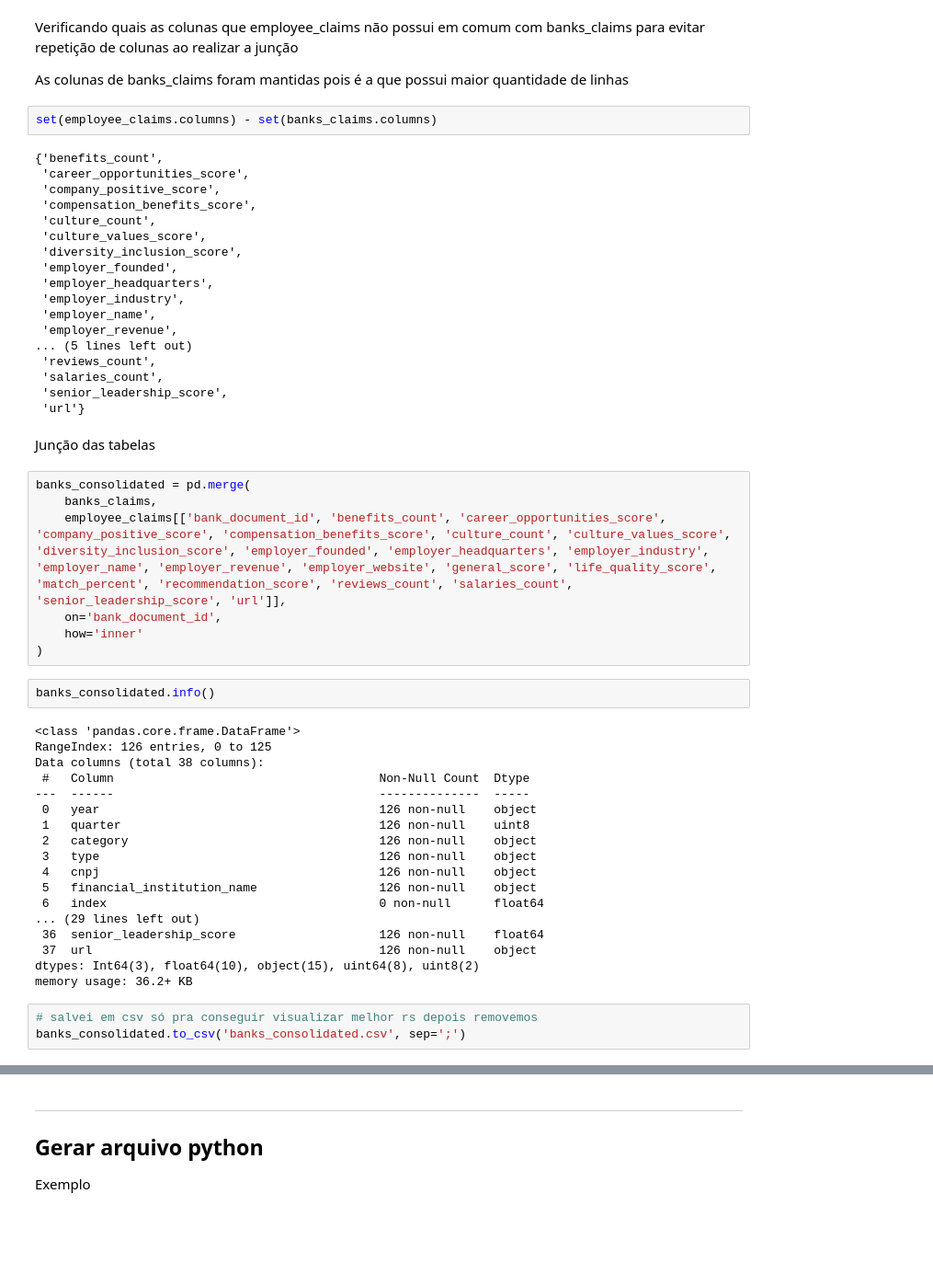
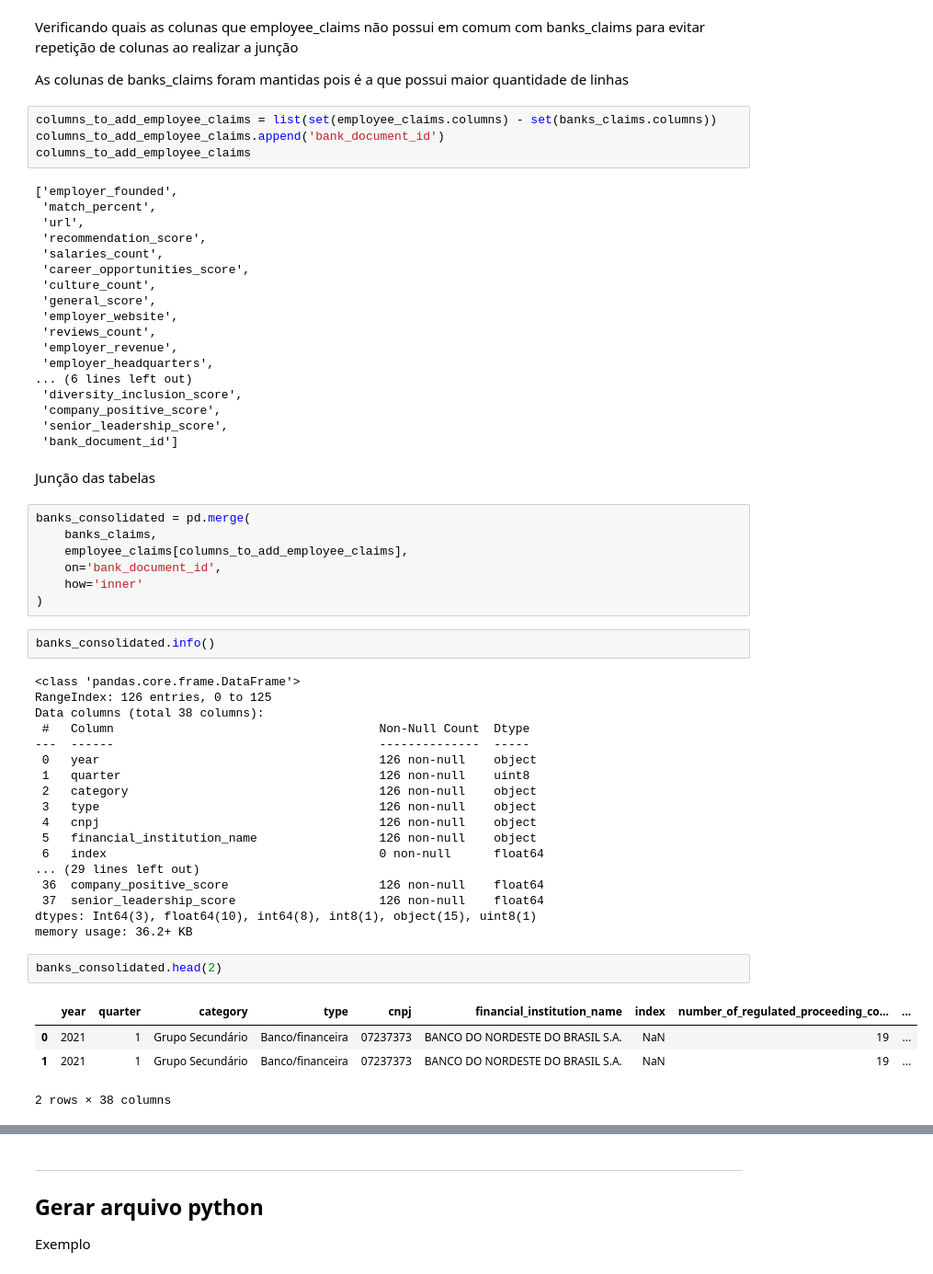
Before and after one commit to Squinelato/eEDB-011-2024-3, a Jupyter notebook: Atividade 02/etl.ipynb, the cells around one changed output, grey strips where cells are left out. Shown at 92% size. Cells and saved outputs as stored; diff of their text form; blank space fills up the shorter version.

```diff
--- a/Atividade 02/etl.ipynb
+++ b/Atividade 02/etl.ipynb
@@ -528,34 +564,36 @@ Verificando quais as colunas que employee_claims não possui em comum com banks_
 
 As colunas de banks_claims foram mantidas pois é a que possui maior quantidade de linhas
 # %%
-set(employee_claims.columns) - set(banks_claims.columns)
+columns_to_add_employee_claims = list(set(employee_claims.columns) - set(banks_claims.columns))
+columns_to_add_employee_claims.append('bank_document_id')
+columns_to_add_employee_claims
 # %% [output]
-{'benefits_count',
+['employer_founded',
+ 'match_percent',
+ 'url',
+ 'recommendation_score',
+ 'salaries_count',
  'career_opportunities_score',
+ 'culture_count',
+ 'general_score',
+ 'employer_website',
+ 'reviews_count',
+ 'employer_revenue',
+ 'employer_headquarters',
+... (6 lines left out)
+ 'diversity_inclusion_score',
  'company_positive_score',
- 'compensation_benefits_score',
- 'culture_count',
- 'culture_values_score',
- 'diversity_inclusion_score',
- 'employer_founded',
- 'employer_headquarters',
- 'employer_industry',
- 'employer_name',
- 'employer_revenue',
-... (5 lines left out)
- 'reviews_count',
- 'salaries_count',
  'senior_leadership_score',
- 'url'}
+ 'bank_document_id']
 # %% [markdown]
 Junção das tabelas
-# %%
-banks_consolidated = pd.merge(
-    banks_claims,
-    employee_claims[['bank_document_id', 'benefits_count', 'career_opportunities_score', 'company_positive_score', 'compensation_benefits_score', 'culture_count', 'culture_values_score', 'diversity_inclusion_score', 'employer_founded', 'employer_headquarters', 'employer_industry', 'employer_name', 'employer_revenue', 'employer_website', 'general_score', 'life_quality_score', 'match_percent', 'recommendation_score', 'reviews_count', 'salaries_count', 'senior_leadership_score', 'url']],
-    on='bank_document_id',
-    how='inner'
-)
+# %%
+banks_consolidated = pd.merge(
+    banks_claims,
+    employee_claims[columns_to_add_employee_claims],
+    on='bank_document_id',
+    how='inner'
+)
 # %%
 banks_consolidated.info()
 # %% [output]
@@ -572,11 +610,15 @@ Data columns (total 38 columns):
  5   financial_institution_name                 126 non-null    object
  6   index                                      0 non-null      float64
 ... (29 lines left out)
- 36  senior_leadership_score                    126 non-null    float64
- 37  url                                        126 non-null    object
-dtypes: Int64(3), float64(10), object(15), uint64(8), uint8(2)
+ 36  company_positive_score                     126 non-null    float64
+ 37  senior_leadership_score                    126 non-null    float64
+dtypes: Int64(3), float64(10), int64(8), int8(1), object(15), uint8(1)
 memory usage: 36.2+ KB
-# %%
-# salvei em csv só pra conseguir visualizar melhor rs depois removemos
-banks_consolidated.to_csv('banks_consolidated.csv', sep=';')
+# %%
+banks_consolidated.head(2)
+# %% [output]
+|  | year | quarter | category | type | cnpj | financial_institution_name | index | number_of_regulated_proceeding_co... | ... |
+| 0 | 2021 | 1 | Grupo Secundário | Banco/financeira | 07237373 | BANCO DO NORDESTE DO BRASIL S.A. | NaN | 19 | ... |
+| 1 | 2021 | 1 | Grupo Secundário | Banco/financeira | 07237373 | BANCO DO NORDESTE DO BRASIL S.A. | NaN | 19 | ... |
+2 rows × 38 columns
 # %% [markdown]
```
Also changed, not shown: parts of 39 cells of this notebook, 4 other files.
